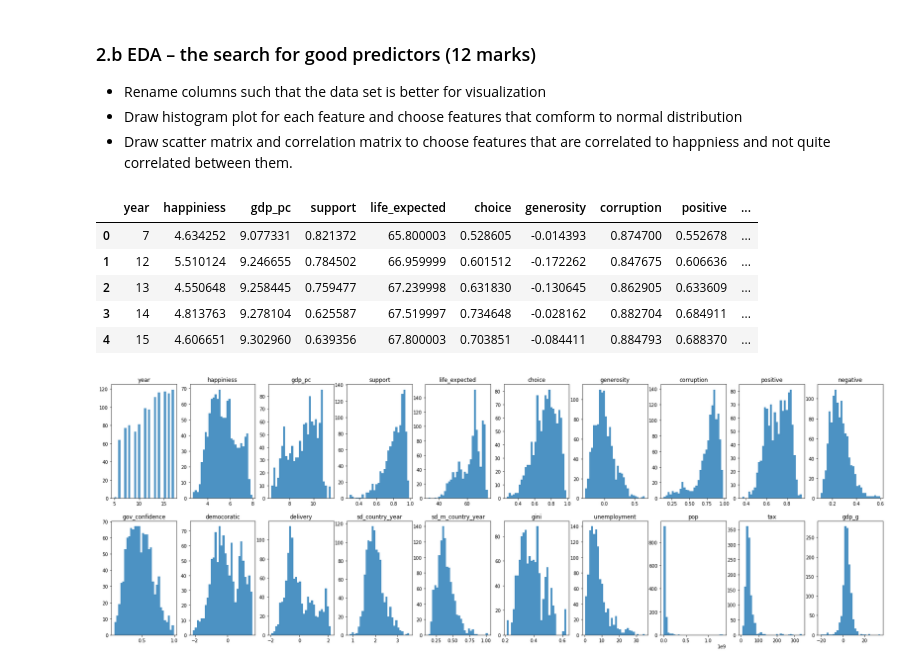
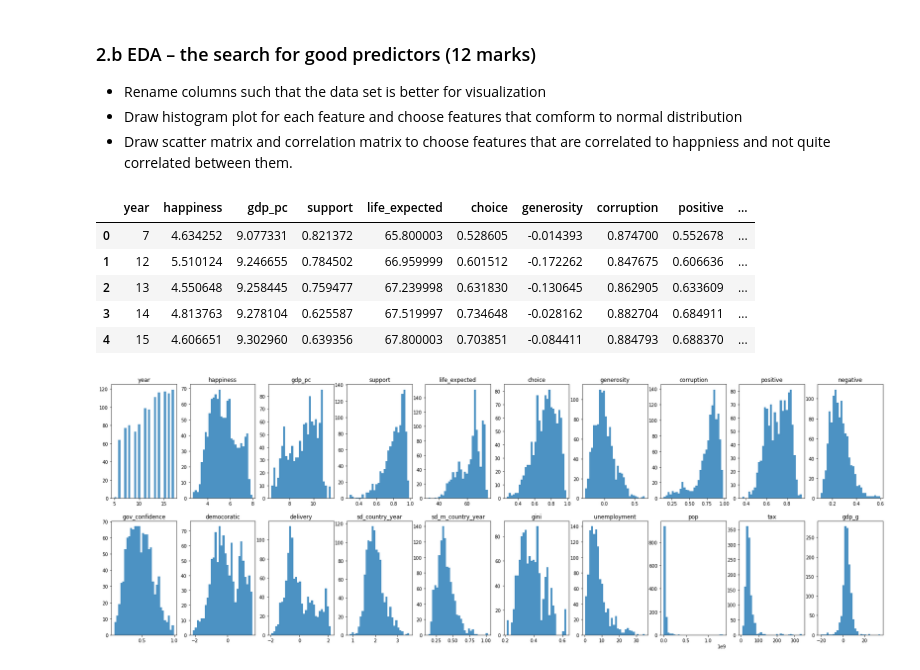
Before and after one commit to Mooophy/158222, a Jupyter notebook: as2/As2.ipynb, the cells around one changed output. Saved outputs shown, nothing was run; the diff lists cells and outputs as text; code cells hidden in the pictures.

```diff
--- a/as2/As2.ipynb
+++ b/as2/As2.ipynb
@@ -369,30 +371,30 @@ plt.show()
 * Draw scatter matrix and correlation matrix to choose features that are correlated to happniess and not quite correlated between them.
 # %%
 name_table = {
-    'Life Ladder': 'happiniess',
+    'Life Ladder': 'happiness',
     'Log GDP per capita': 'gdp_pc',
     'Social support': 'support',
     'Population, total': 'pop',
     'Total tax and contribution rate (% of profit)': 'tax',
     'GDP growth (annual %)': 'gdp_g',
     'Healthy life expectancy at birth': 'life_expected',
     'Freedom to make life choices': 'choice',
     'Generosity': 'generosity',
     'Perceptions of corruption': 'corruption',
     'Positive affect': 'positive',
     'Negative affect': 'negative',
     'Confidence in national government': 'gov_confidence',
     'Democratic Quality': 'democoratic',
     'Delivery Quality': 'delivery',
     'Standard deviation of ladder by country-year': 'sd_country_year',
     'Standard deviation/Mean of ladder by country-year': 'sd_m_country_year',
     'GINI index (World Bank estimate), average 2000-16': 'gini',
     'Unemployment, total (% of total labor force) (modeled ILO estimate)': 'unemployment'
 }
 data = data.rename(columns=name_table)
 data.head()
 # %% [output]
-|  | year | happiniess | gdp_pc | support | life_expected | choice | generosity | corruption | positive | ... |
+|  | year | happiness | gdp_pc | support | life_expected | choice | generosity | corruption | positive | ... |
 | 0 | 7 | 4.634252 | 9.077331 | 0.821372 | 65.800003 | 0.528605 | -0.014393 | 0.874700 | 0.552678 | ... |
 | 1 | 12 | 5.510124 | 9.246655 | 0.784502 | 66.959999 | 0.601512 | -0.172262 | 0.847675 | 0.606636 | ... |
 | 2 | 13 | 4.550648 | 9.258445 | 0.759477 | 67.239998 | 0.631830 | -0.130645 | 0.862905 | 0.633609 | ... |
```
Also changed, not shown: parts of 11 cells of this notebook.
